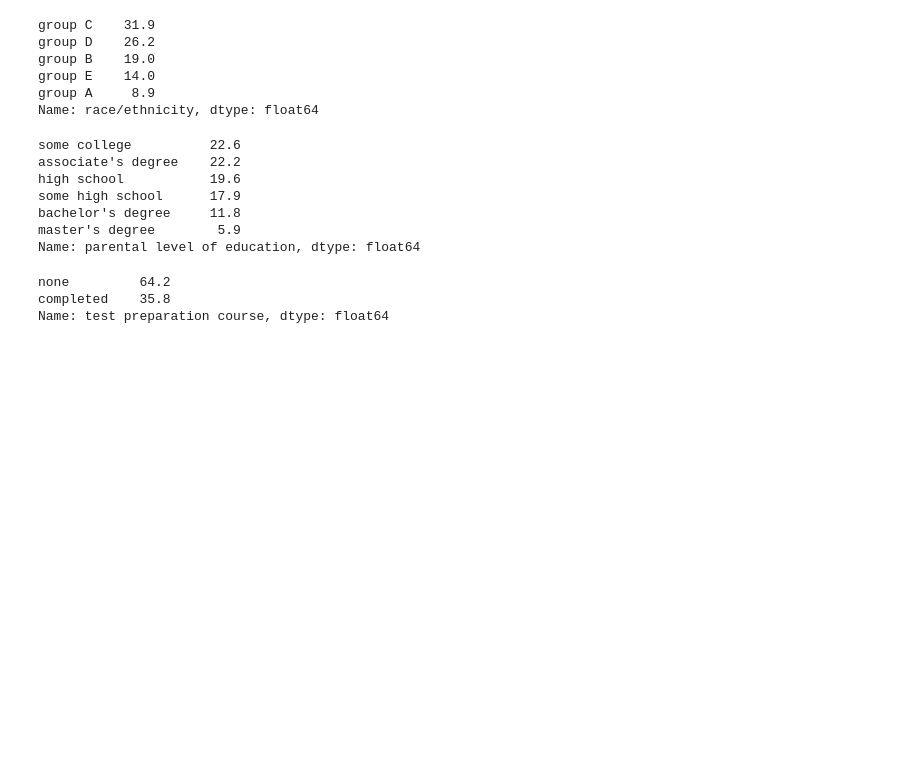
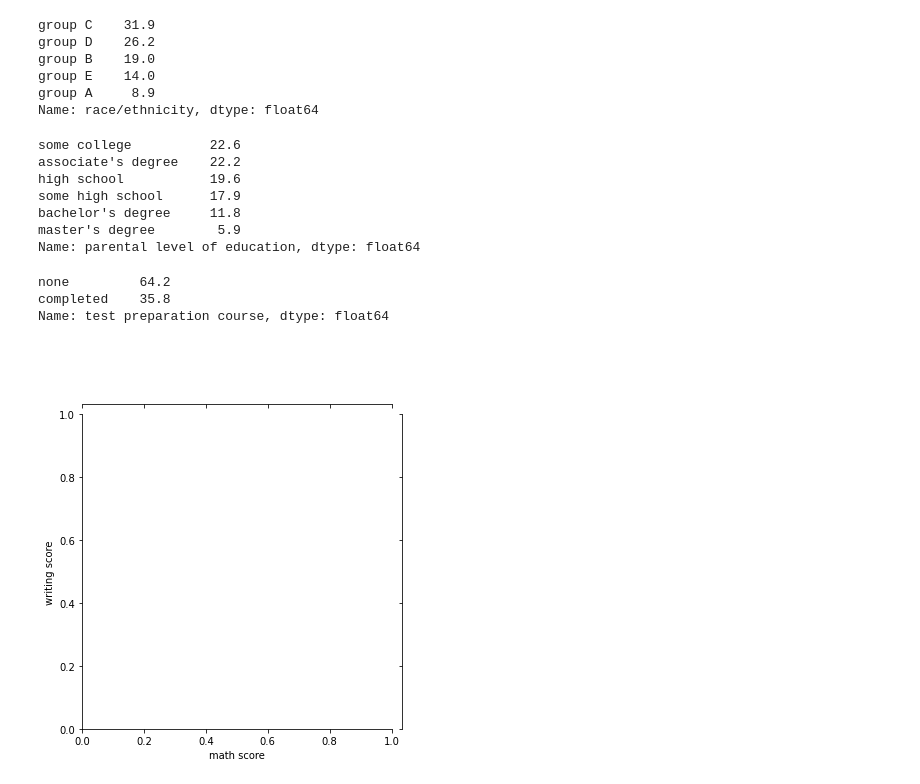
Before and after one commit to JardelSilva-86/Python-para-An-lise-de-Dados, a Jupyter notebook: Projeto_Educação.ipynb, the cells around one changed output. Drawn from its saved outputs; the diff is of its cells as text; code cells hidden in the pictures; blank space fills up the shorter version.

```diff
--- a/Projeto_Educação.ipynb
+++ b/Projeto_Educação.ipynb
@@ -127,3 +127,7 @@ base_dados['test preparation course'].value_counts( normalize = True ) * 100
 none         64.2
 completed    35.8
 Name: test preparation course, dtype: float64
+# %%
+sns.JointGrid( x='math score', y='writing score', data=base_dados );
+# %% [output]
+[figure, added]
```
